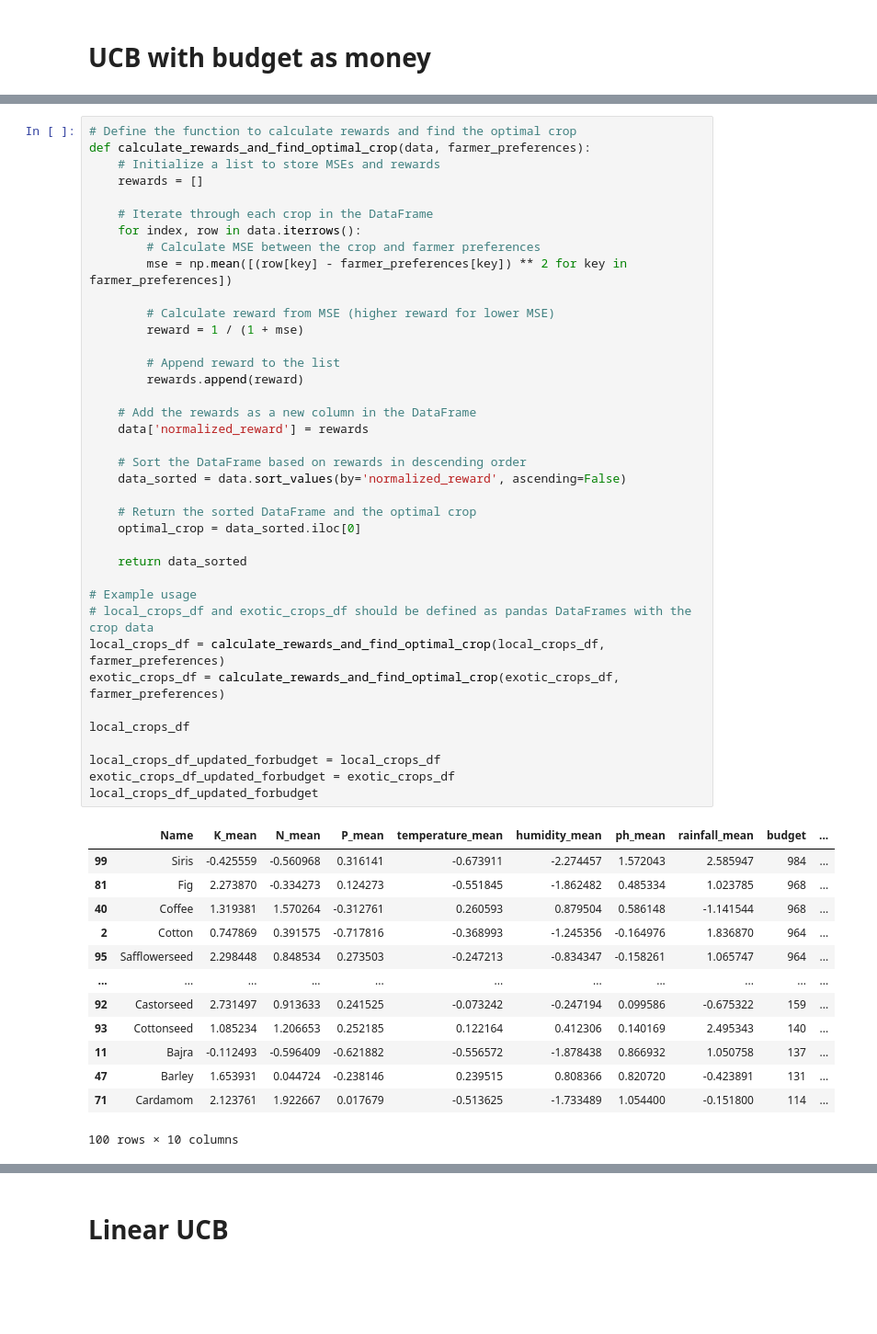
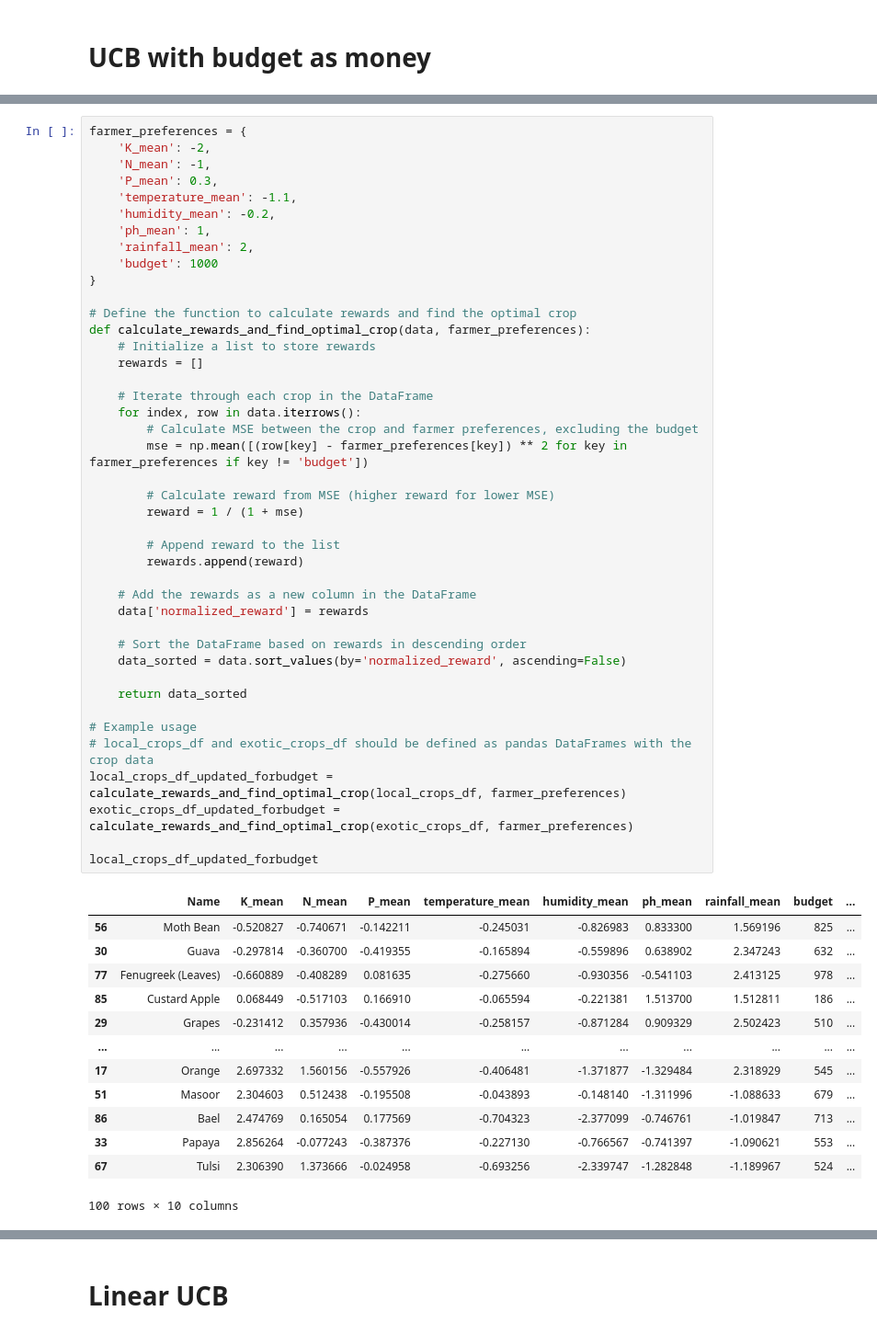
Before and after one commit to nisharathod231/Sustainable-Agriculture-Practices-Recommender, a Jupyter notebook: models/UCB.ipynb, the cells around one changed output, grey strips where cells are left out. Shown: that part at 92% size. Drawn from its saved outputs; the diff is of its cells as text; blank space fills up the shorter version.

```diff
--- a/models/UCB.ipynb
+++ b/models/UCB.ipynb
@@ -80,53 +66,57 @@ print(farmer_preferences)
 # %%
+farmer_preferences = {
+    'K_mean': -2,
+    'N_mean': -1,
+    'P_mean': 0.3,
+    'temperature_mean': -1.1,
+    'humidity_mean': -0.2,
+    'ph_mean': 1,
+    'rainfall_mean': 2,
+    'budget': 1000
+}
+
 # Define the function to calculate rewards and find the optimal crop
 def calculate_rewards_and_find_optimal_crop(data, farmer_preferences):
-    # Initialize a list to store MSEs and rewards
+    # Initialize a list to store rewards
     rewards = []
 
     # Iterate through each crop in the DataFrame
     for index, row in data.iterrows():
-        # Calculate MSE between the crop and farmer preferences
-        mse = np.mean([(row[key] - farmer_preferences[key]) ** 2 for key in farmer_preferences])
+        # Calculate MSE between the crop and farmer preferences, excluding the budget
+        mse = np.mean([(row[key] - farmer_preferences[key]) ** 2 for key in farmer_preferences if key != 'budget'])
 
         # Calculate reward from MSE (higher reward for lower MSE)
         reward = 1 / (1 + mse)
 
         # Append reward to the list
         rewards.append(reward)
 
     # Add the rewards as a new column in the DataFrame
     data['normalized_reward'] = rewards
 
     # Sort the DataFrame based on rewards in descending order
     data_sorted = data.sort_values(by='normalized_reward', ascending=False)
 
-    # Return the sorted DataFrame and the optimal crop
-    optimal_crop = data_sorted.iloc[0]
-
     return data_sorted
 
 # Example usage
 # local_crops_df and exotic_crops_df should be defined as pandas DataFrames with the crop data
-local_crops_df = calculate_rewards_and_find_optimal_crop(local_crops_df, farmer_preferences)
-exotic_crops_df = calculate_rewards_and_find_optimal_crop(exotic_crops_df, farmer_preferences)
+local_crops_df_updated_forbudget = calculate_rewards_and_find_optimal_crop(local_crops_df, farmer_preferences)
+exotic_crops_df_updated_forbudget = calculate_rewards_and_find_optimal_crop(exotic_crops_df, farmer_preferences)
 
-local_crops_df
-
-local_crops_df_updated_forbudget = local_crops_df
-exotic_crops_df_updated_forbudget = exotic_crops_df
 local_crops_df_updated_forbudget
 # %% [output]
 |  | Name | K_mean | N_mean | P_mean | temperature_mean | humidity_mean | ph_mean | rainfall_mean | budget | ... |
-| 99 | Siris | -0.425559 | -0.560968 | 0.316141 | -0.673911 | -2.274457 | 1.572043 | 2.585947 | 984 | ... |
-| 81 | Fig | 2.273870 | -0.334273 | 0.124273 | -0.551845 | -1.862482 | 0.485334 | 1.023785 | 968 | ... |
-| 40 | Coffee | 1.319381 | 1.570264 | -0.312761 | 0.260593 | 0.879504 | 0.586148 | -1.141544 | 968 | ... |
-| 2 | Cotton | 0.747869 | 0.391575 | -0.717816 | -0.368993 | -1.245356 | -0.164976 | 1.836870 | 964 | ... |
-| 95 | Safflowerseed | 2.298448 | 0.848534 | 0.273503 | -0.247213 | -0.834347 | -0.158261 | 1.065747 | 964 | ... |
+| 56 | Moth Bean | -0.520827 | -0.740671 | -0.142211 | -0.245031 | -0.826983 | 0.833300 | 1.569196 | 825 | ... |
+| 30 | Guava | -0.297814 | -0.360700 | -0.419355 | -0.165894 | -0.559896 | 0.638902 | 2.347243 | 632 | ... |
+| 77 | Fenugreek (Leaves) | -0.660889 | -0.408289 | 0.081635 | -0.275660 | -0.930356 | -0.541103 | 2.413125 | 978 | ... |
+| 85 | Custard Apple | 0.068449 | -0.517103 | 0.166910 | -0.065594 | -0.221381 | 1.513700 | 1.512811 | 186 | ... |
+| 29 | Grapes | -0.231412 | 0.357936 | -0.430014 | -0.258157 | -0.871284 | 0.909329 | 2.502423 | 510 | ... |
 | ... | ... | ... | ... | ... | ... | ... | ... | ... | ... | ... |
-| 92 | Castorseed | 2.731497 | 0.913633 | 0.241525 | -0.073242 | -0.247194 | 0.099586 | -0.675322 | 159 | ... |
-| 93 | Cottonseed | 1.085234 | 1.206653 | 0.252185 | 0.122164 | 0.412306 | 0.140169 | 2.495343 | 140 | ... |
-| 11 | Bajra | -0.112493 | -0.596409 | -0.621882 | -0.556572 | -1.878438 | 0.866932 | 1.050758 | 137 | ... |
-| 47 | Barley | 1.653931 | 0.044724 | -0.238146 | 0.239515 | 0.808366 | 0.820720 | -0.423891 | 131 | ... |
-| 71 | Cardamom | 2.123761 | 1.922667 | 0.017679 | -0.513625 | -1.733489 | 1.054400 | -0.151800 | 114 | ... |
+| 17 | Orange | 2.697332 | 1.560156 | -0.557926 | -0.406481 | -1.371877 | -1.329484 | 2.318929 | 545 | ... |
+| 51 | Masoor | 2.304603 | 0.512438 | -0.195508 | -0.043893 | -0.148140 | -1.311996 | -1.088633 | 679 | ... |
+| 86 | Bael | 2.474769 | 0.165054 | 0.177569 | -0.704323 | -2.377099 | -0.746761 | -1.019847 | 713 | ... |
+| 33 | Papaya | 2.856264 | -0.077243 | -0.387376 | -0.227130 | -0.766567 | -0.741397 | -1.090621 | 553 | ... |
+| 67 | Tulsi | 2.306390 | 1.373666 | -0.024958 | -0.693256 | -2.339747 | -1.282848 | -1.189967 | 524 | ... |
 100 rows × 10 columns
 # %%
```
Also changed, not shown: parts of 11 cells of this notebook.
